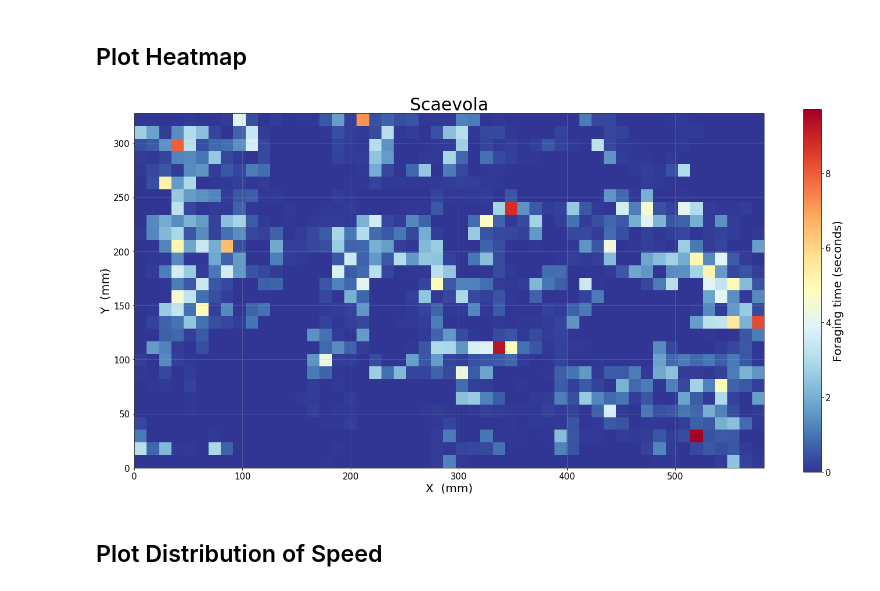
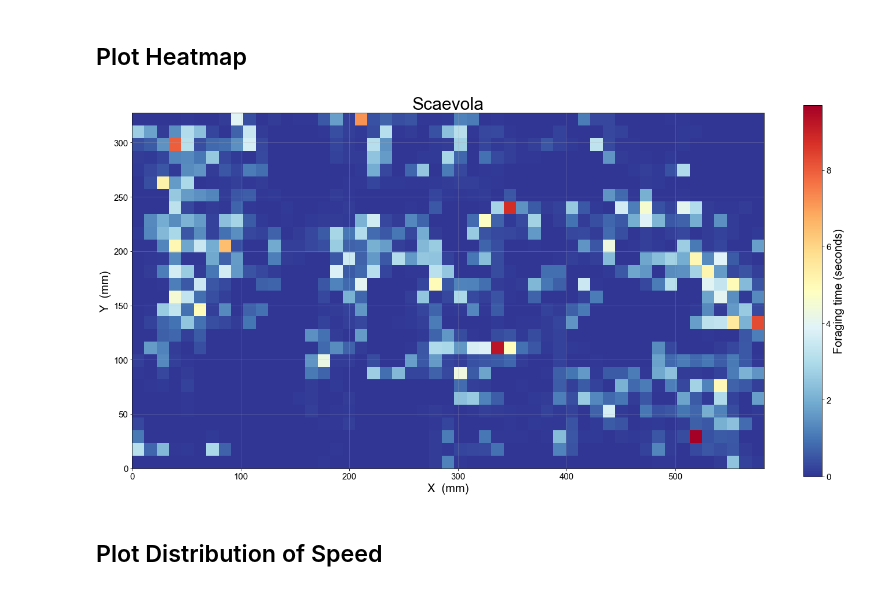
Before and after one commit to malikaratnayake/HyDaT_Tracker, a Jupyter notebook: Scaevola_analysis.ipynb, the cells around one changed output. Saved outputs shown, nothing was run; the diff lists cells and outputs as text; code cells hidden in the pictures.

```diff
--- a/Scaevola_analysis.ipynb
+++ b/Scaevola_analysis.ipynb
@@ -152,28 +154,30 @@ plt.show()
 # %%
 plt.figure(figsize=(20,10))
 heatmap, xedges, yedges = np.histogram2d((all_bees['y0']/ppmm).dropna(),(all_bees['x0']/ppmm).dropna(), bins=(28,51), range = [[0, 1080/ppmm], [0, 1920/ppmm]])
 extent = [yedges[0], yedges[-1],xedges[0], xedges[-1]]
 
 plt.grid(alpha =0.3)
 plt.xlim(0,1920/ppmm)
 plt.ylim(0,1080/ppmm)
 plt.title('Scaevola', fontsize=30)
 # plt.suptitle('(29731 Frames | 8:15 minutes)',y = -0.0001, x= 0.1)
 plt.xlabel('X  (mm)', fontsize=20)
 plt.ylabel('Y  (mm)', fontsize=20)
 plt.xticks(fontsize = 15)
 plt.yticks(fontsize = 15)
 plt.tight_layout()
 plt.imshow(heatmap/fps, interpolation='none',extent=extent,cmap='RdYlBu_r')
 # plt.colorbar(label = 'Foraging time (seconds)')
 cb = plt.colorbar()
 cb.ax.tick_params(labelsize=15)
 cb.set_label(label = 'Foraging time (seconds)', fontsize=20)
-plt.savefig('Scaevola_graphs/Scaevola_heatmap.pdf', format='pdf', dpi=600)
+plt.tight_layout()
+
+plt.savefig('Scaevola_graphs/Scaevola_heatmap.png', format='png', dpi=600)
 
 plt.show()
 # %% [output]
-[figure, old version]
+[figure, new version]
 # %% [markdown]
 ## Plot Distribution of Speed
 # %%
```
Also changed, not shown: parts of 5 cells of this notebook, 22 other files.
